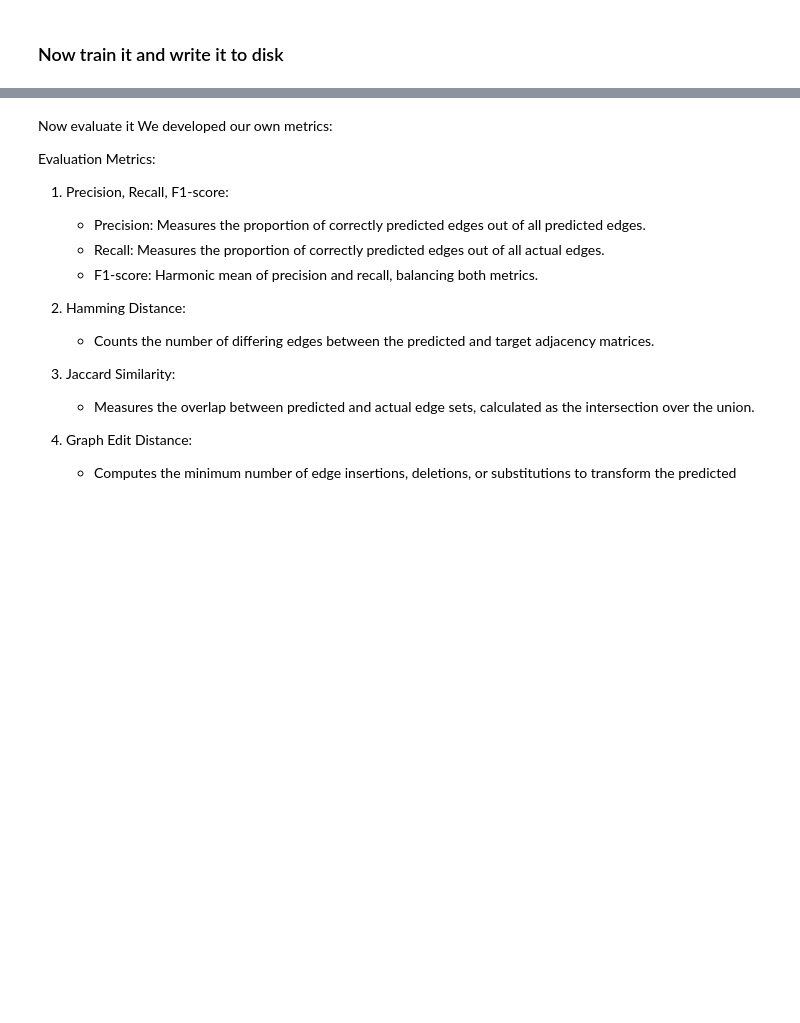
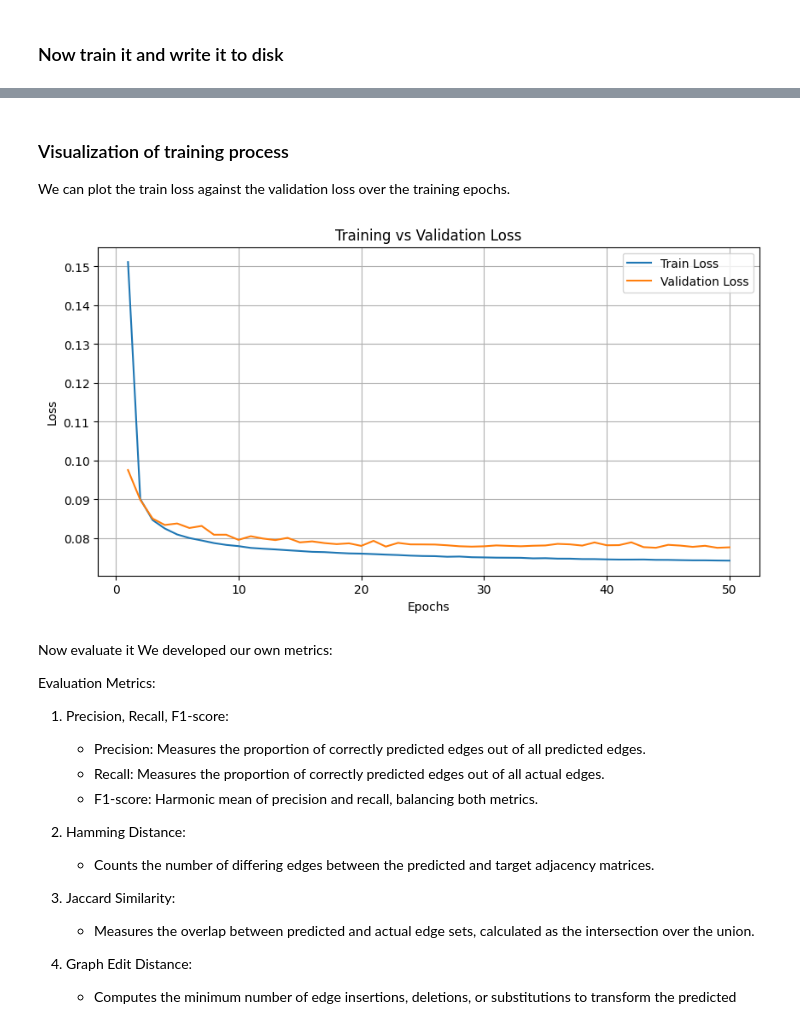
Before and after one commit to omarBoua/ai-project, a Jupyter notebook: test3.ipynb, the cells around one changed output, grey strips where cells are left out. Drawn from its saved outputs; the diff is of its cells as text; code cells hidden in the pictures; blank space fills up the shorter version.

Commit message:
added validation split and visualization

```diff
--- a/test3.ipynb
+++ b/test3.ipynb
@@ -19,8 +19,15 @@ from node import *
 warnings.simplefilter("ignore", category=FutureWarning)
 # %%
 with open('./data/graphs.dat', 'rb') as file:
-    train_graphs_list: List[Graph] = pickle.load(file)
-    train_graphs_list, test_graphs = train_test_split(train_graphs_list, test_size=0.2, random_state=42)
+    graphs_list: List[Graph] = pickle.load(file)
+    train_graphs_list, temp_graphs = train_test_split(graphs_list, test_size=0.2, random_state=42)
+    val_graphs, test_graphs = train_test_split(temp_graphs, test_size=0.5, random_state=42)
+
+print(f"Dataset size: {len(graphs_list)}")
+print(f"Train set size: {len(train_graphs_list)}")
+print(f"Validation set size: {len(val_graphs)}")
+print(f"Test set size: {len(test_graphs)}")
+
 all_part_ids = []
 all_family_ids = []
 for graph in train_graphs_list:
@@ -62,16 +103,24 @@ def train_edge_predictor(model, optimizer, criterion, epochs=100):
 # %% [markdown]
 ### Now train it and write it to disk
 # %%
-# Create the dataset and dataloader
-dataset = LinkPredictionDataset(train_graphs_list)
-dataloader = DataLoader(dataset, batch_size=64, shuffle=True)
+# Create datasets for train and validation
+train_dataset = LinkPredictionDataset(train_graphs_list)
+val_dataset = LinkPredictionDataset(val_graphs)
 
-# Create the model, criterion, and optimizer
+# Create dataloaders
+train_dataloader = DataLoader(train_dataset, batch_size=64, shuffle=True)
+val_dataloader = DataLoader(val_dataset, batch_size=64, shuffle=False)
+
+# Define the model, criterion, and optimizer
 model_EdgePredictor = EdgePredictionModel(part_vocab_size, family_vocab_size, embed_dim=16, hidden_dim=32)
-criterion = nn.BCEWithLogitsLoss()
-optimizer = optim.Adam(model_EdgePredictor.parameters(), lr=0.001)
+criterion = torch.nn.BCEWithLogitsLoss()
+optimizer = torch.optim.Adam(model_EdgePredictor.parameters(), lr=0.001)
 
-# train the model
-train_edge_predictor(model_EdgePredictor, optimizer, criterion, epochs=50)
+# Train the model with training and validation data
+train_losses, val_losses = train_edge_predictor(
+    model_EdgePredictor, train_dataloader, val_dataloader, optimizer, criterion, epochs=50
+)
+
+# Save the trained model
 torch.save(model_EdgePredictor.state_dict(), "edge_predictor_model.pth")
 # %% [output]
@@ -80,3 +140,18 @@ KeyboardInterrupt:
+# %% [markdown]
+### Visualization of training process
+We can plot the train loss against the validation loss over the training epochs.
+# %%
+plt.figure(figsize=(10, 5))
+plt.plot(range(1, len(train_losses) + 1), train_losses, label='Train Loss')
+plt.plot(range(1, len(val_losses) + 1), val_losses, label='Validation Loss')
+plt.xlabel('Epochs')
+plt.ylabel('Loss')
+plt.title('Training vs Validation Loss')
+plt.legend()
+plt.grid()
+plt.show()
+# %% [output]
+[figure, added]
 # %% [markdown]
 Now evaluate it
 We developed our own metrics:
```
Also changed, not shown: parts of 8 cells of this notebook, 5 other files.
